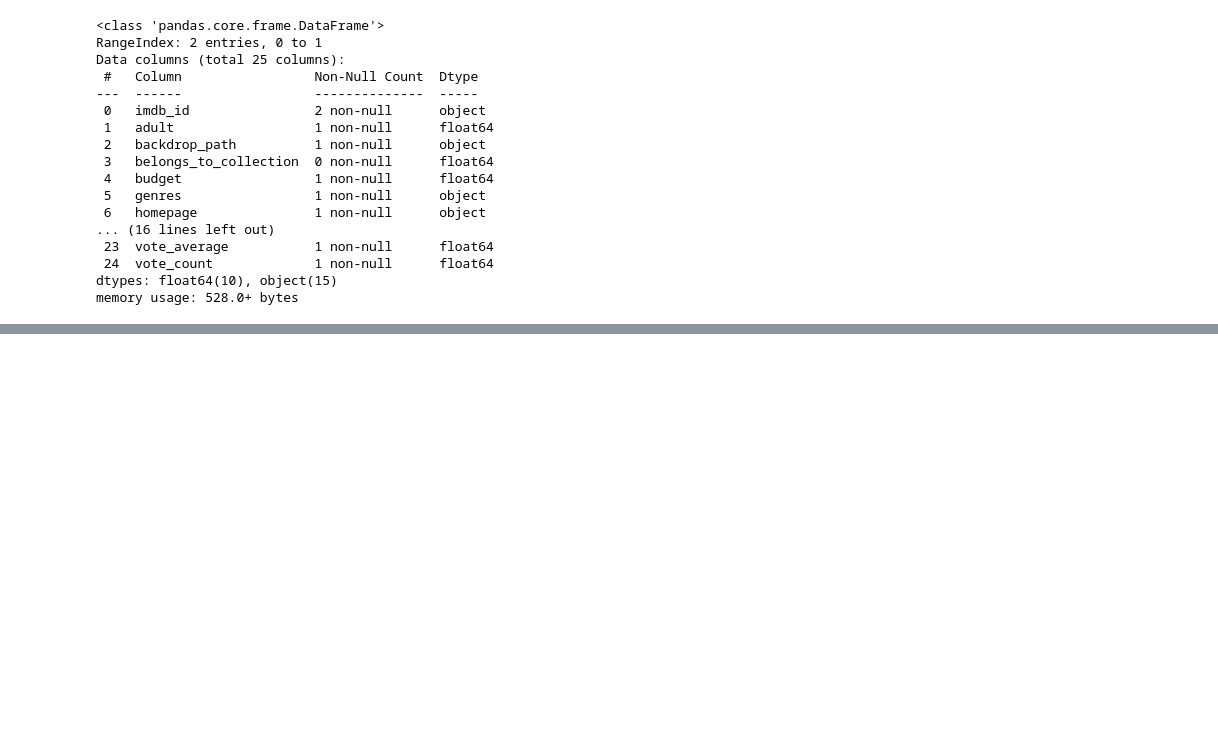
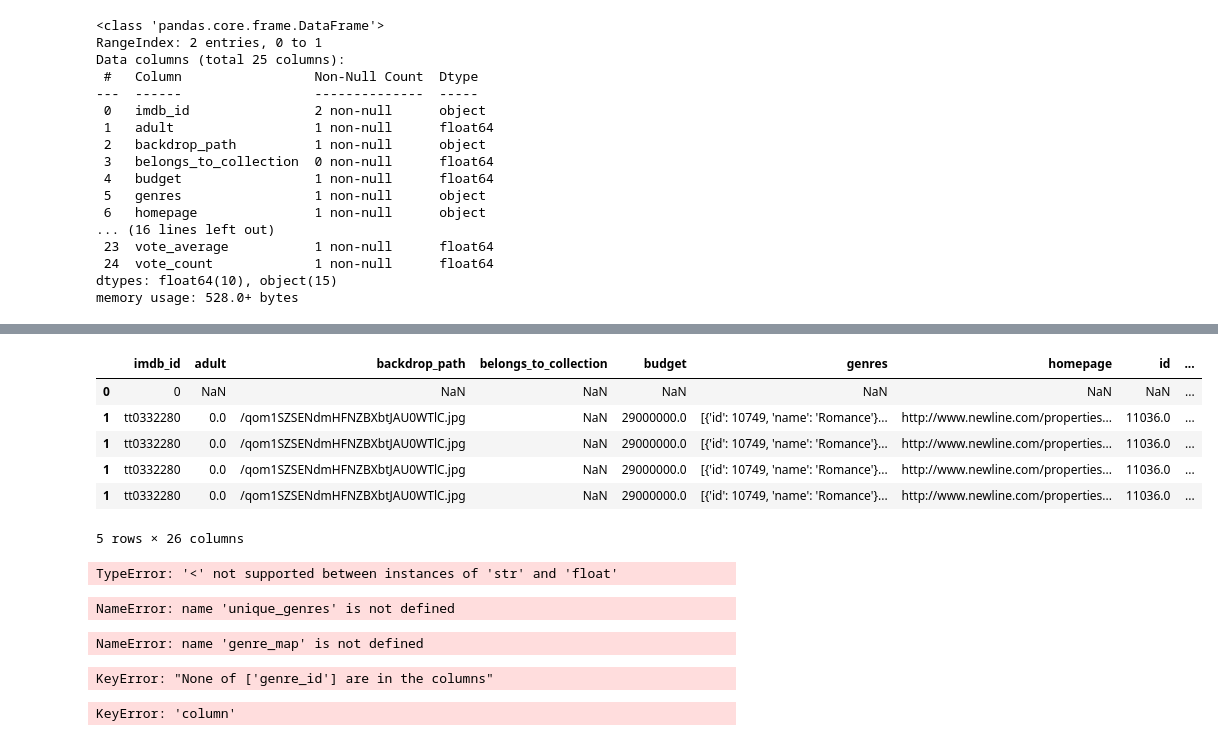
Before and after one commit to brittanymlassiter/Project-2, a Jupyter notebook: Project 2 Part 3B.ipynb, the cells around one changed output, grey strips where cells are left out. Saved outputs shown, nothing was run; the diff lists cells and outputs as text; code cells hidden in the pictures; blank space fills up the shorter version.

```diff
--- a/Project 2 Part 3B.ipynb
+++ b/Project 2 Part 3B.ipynb
@@ -39,3 +39,7 @@ Data columns (total 25 columns):
  24  vote_count             1 non-null      float64
 dtypes: float64(10), object(15)
 memory usage: 528.0+ bytes
+# %%
+## create a col with a list of genres
+df['genres_split'] = df['genres'].str.split(',')
+df
@@ -41,0 +51,38 @@ memory usage: 528.0+ bytes
+# %%
+exploded_genres = df.explode('genres_split')
+exploded_genres
+# %% [output]
+|  | imdb_id | adult | backdrop_path | belongs_to_collection | budget | genres | homepage | id | ... |
+| 0 | 0 | NaN | NaN | NaN | NaN | NaN | NaN | NaN | ... |
+| 1 | tt0332280 | 0.0 | /qom1SZSENdmHFNZBXbtJAU0WTlC.jpg | NaN | 29000000.0 | [{'id': 10749, 'name': 'Romance'}... | http://www.newline.com/properties... | 11036.0 | ... |
+| 1 | tt0332280 | 0.0 | /qom1SZSENdmHFNZBXbtJAU0WTlC.jpg | NaN | 29000000.0 | [{'id': 10749, 'name': 'Romance'}... | http://www.newline.com/properties... | 11036.0 | ... |
+| 1 | tt0332280 | 0.0 | /qom1SZSENdmHFNZBXbtJAU0WTlC.jpg | NaN | 29000000.0 | [{'id': 10749, 'name': 'Romance'}... | http://www.newline.com/properties... | 11036.0 | ... |
+| 1 | tt0332280 | 0.0 | /qom1SZSENdmHFNZBXbtJAU0WTlC.jpg | NaN | 29000000.0 | [{'id': 10749, 'name': 'Romance'}... | http://www.newline.com/properties... | 11036.0 | ... |
+5 rows × 26 columns
+# %%
+unique_genres = sorted(exploded_genres['genres_split'].unique())
+# %% [output]
+TypeError: '<' not supported between instances of 'str' and 'float'
+# %%
+## Making the genre mapper dictionary
+genre_ints = range(len(unique_genres))
+genre_map = dict(zip(unique_genres, genre_ints))
+genre_map
+# %% [output]
+NameError: name 'unique_genres' is not defined
+# %%
+## make new integer genre_id and drop string genres
+df['genre_id'] = df['genres_split'].map(genre_map)
+df = df.drop(columns='genres_split')
+# %% [output]
+NameError: name 'genre_map' is not defined
+# %%
+## Set the dataframe index and use index=True
+df.set_index('genre_id').to_sql('genres',conn, index=True)
+# %% [output]
+KeyError: "None of ['genre_id'] are in the columns"
+# %%
+## get max string length
+max_str_len = df['column'].fillna('').map(len).max()
+# %% [output]
+KeyError: 'column'
```
Also changed, not shown: parts of 4 cells of this notebook.
